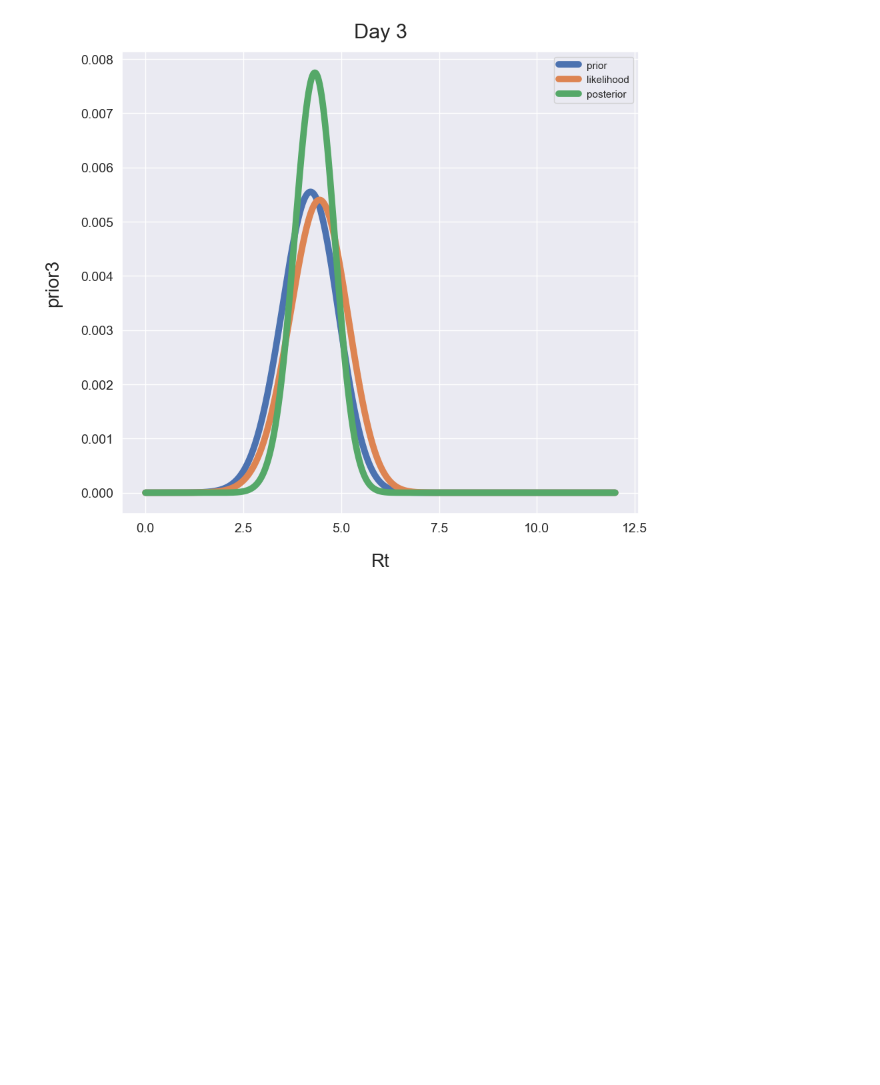
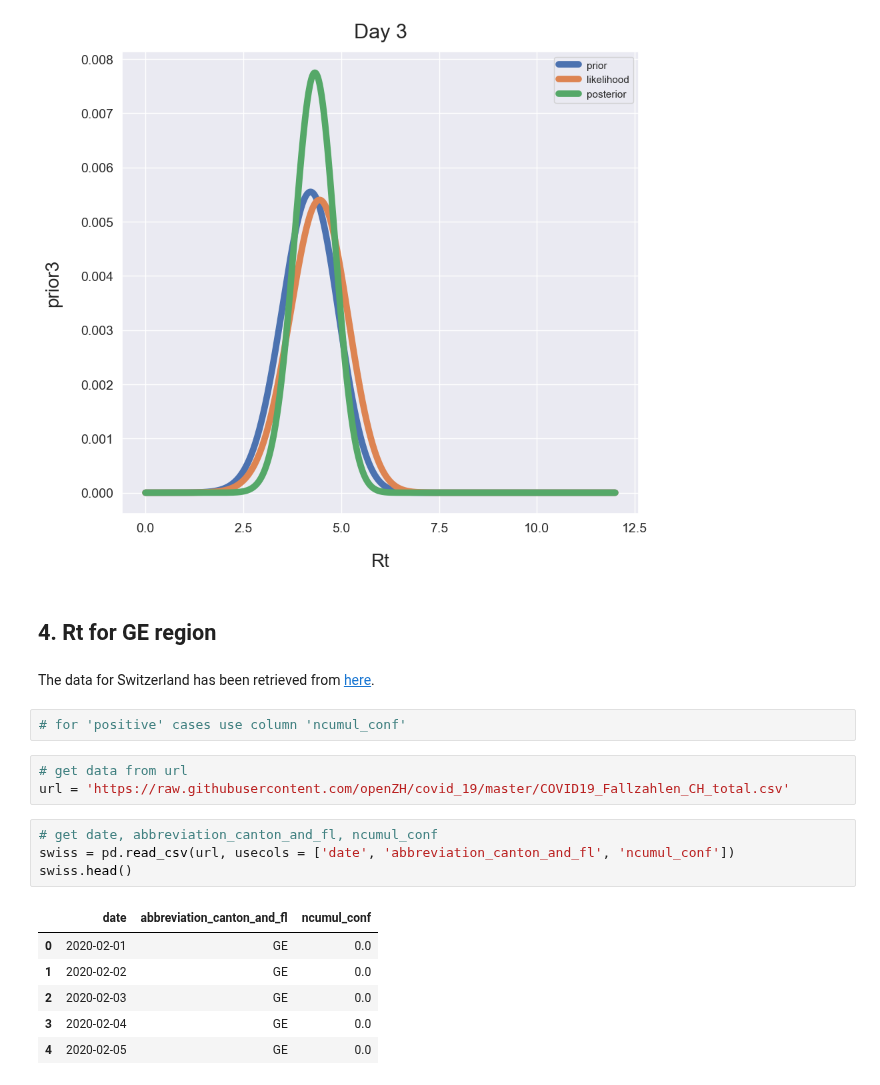
Before and after one commit to mikjf/statistics_and_experimental_design, a Jupyter notebook: covid_Rt_estimation.ipynb, the cells around one changed output. Saved outputs shown, nothing was run; the diff lists cells and outputs as text; blank space fills up the shorter version.

```diff
--- a/covid_Rt_estimation.ipynb
+++ b/covid_Rt_estimation.ipynb
@@ -314,3 +314,23 @@ p1.set_ylabel("prior3", fontdict = {'fontsize': 20}, labelpad = 20);
 p1.set_xlabel("Rt", fontdict = {'fontsize': 20}, labelpad = 20);
 # %% [output]
 [figure]
+# %% [markdown]
+## 4. Rt for GE region
+# %% [markdown]
+The data for Switzerland has been retrieved from [here](https://raw.githubusercontent.com/openZH/covid_19/master/COVID19_Fallzahlen_CH_total.csv).
+# %%
+# for 'positive' cases use column 'ncumul_conf'
+# %%
+# get data from url
+url = 'https://raw.githubusercontent.com/openZH/covid_19/master/COVID19_Fallzahlen_CH_total.csv'
+# %%
+# get date, abbreviation_canton_and_fl, ncumul_conf
+swiss = pd.read_csv(url, usecols = ['date', 'abbreviation_canton_and_fl', 'ncumul_conf'])
+swiss.head()
+# %% [output]
+|  | date | abbreviation_canton_and_fl | ncumul_conf |
+| 0 | 2020-02-01 | GE | 0.0 |
+| 1 | 2020-02-02 | GE | 0.0 |
+| 2 | 2020-02-03 | GE | 0.0 |
+| 3 | 2020-02-04 | GE | 0.0 |
+| 4 | 2020-02-05 | GE | 0.0 |
```
Also changed, not shown: parts of 14 cells of this notebook.
